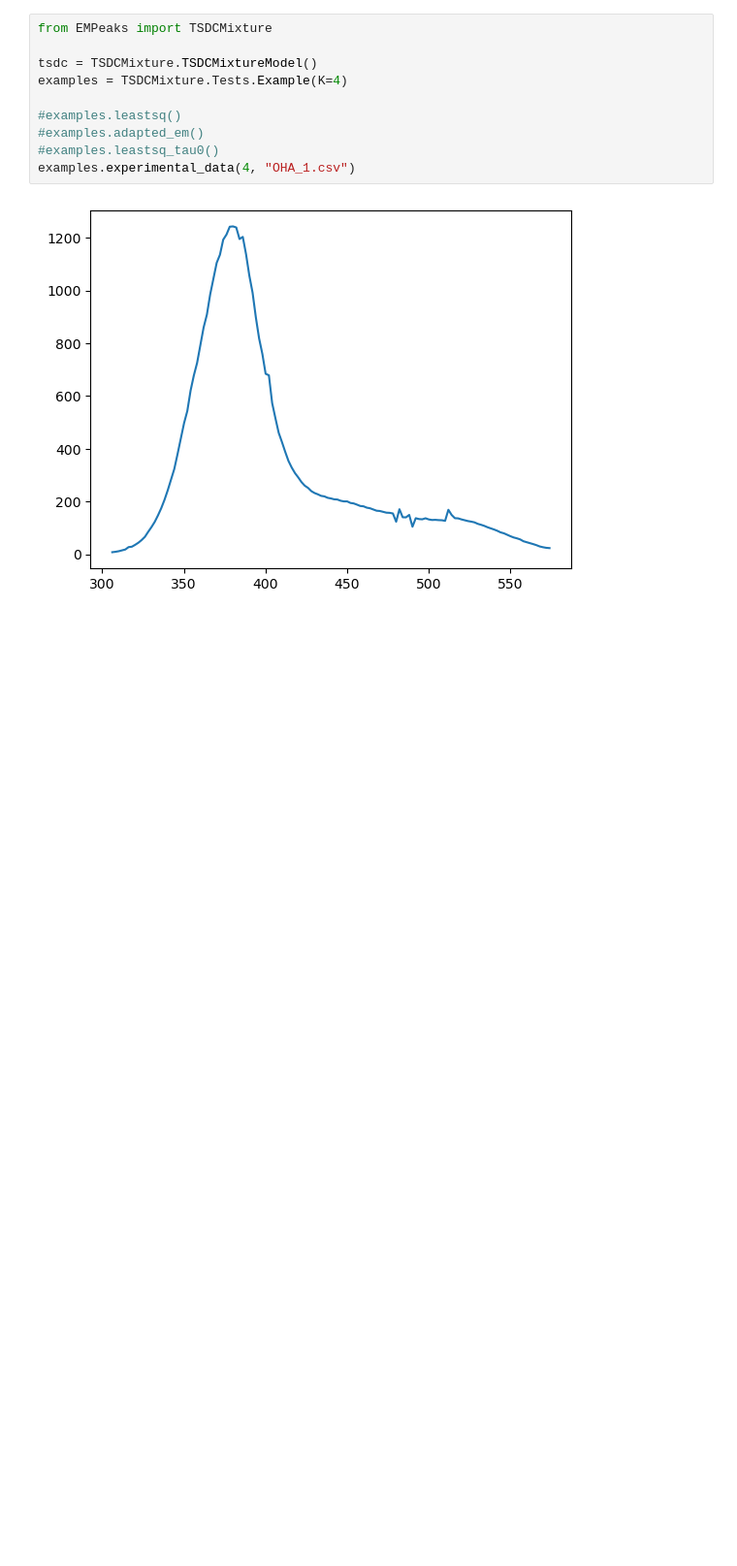
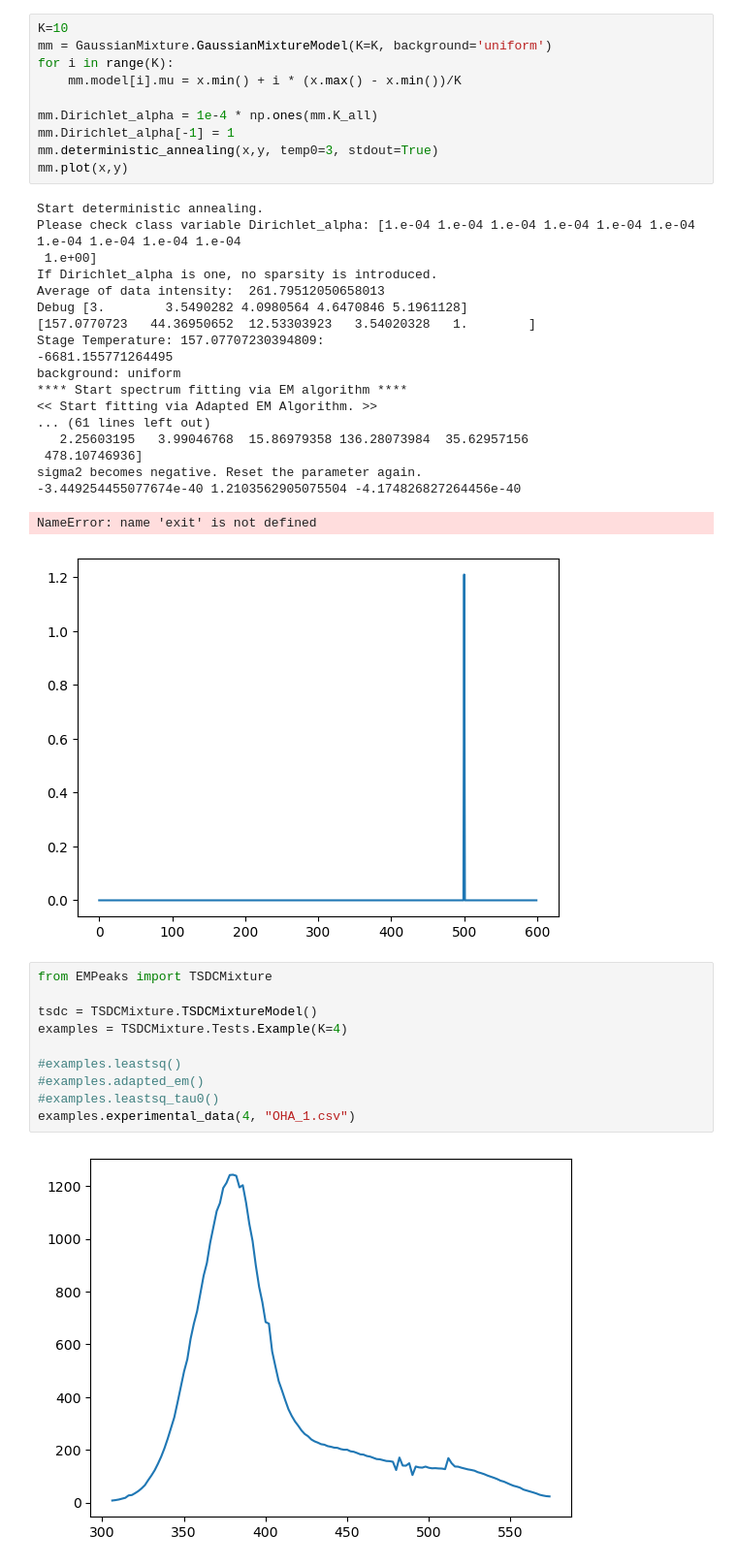
Before and after one commit to yasunobu-ando/EMPeaks, a Jupyter notebook: tsdc_test.ipynb, the cells around one changed output. Shown at 97% size. Drawn from its saved outputs; the diff is of its cells as text; blank space fills up the shorter version.

Commit message:
Deterministic Annealing
On going problem in EMCore, m_step.

```diff
--- a/tsdc_test.ipynb
+++ b/tsdc_test.ipynb
@@ -4,3 +21,33 @@
+# %%
+K=10
+mm = GaussianMixture.GaussianMixtureModel(K=K, background='uniform')
+for i in range(K):
+    mm.model[i].mu = x.min() + i * (x.max() - x.min())/K
+
+mm.Dirichlet_alpha = 1e-4 * np.ones(mm.K_all)
+mm.Dirichlet_alpha[-1] = 1
+mm.deterministic_annealing(x,y, temp0=3, stdout=True)
+mm.plot(x,y)
+# %% [output]
+Start deterministic annealing.
+Please check class variable Dirichlet_alpha: [1.e-04 1.e-04 1.e-04 1.e-04 1.e-04 1.e-04 1.e-04 1.e-04 1.e-04 1.e-04
+ 1.e+00]
+If Dirichlet_alpha is one, no sparsity is introduced.
+Average of data intensity:  261.79512050658013
+Debug [3.        3.5490282 4.0980564 4.6470846 5.1961128]
+[157.0770723   44.36950652  12.53303923   3.54020328   1.        ]
+Stage Temperature: 157.07707230394809:
+-6681.155771264495
+background: uniform
+**** Start spectrum fitting via EM algorithm ****
+<< Start fitting via Adapted EM Algorithm. >>
+... (61 lines left out)
+   2.25603195   3.99046768  15.86979358 136.28073984  35.62957156
+ 478.10746936]
+sigma2 becomes negative. Reset the parameter again.
+-3.449254455077674e-40 1.2103562905075504 -4.174826827264456e-40
+NameError: name 'exit' is not defined
+[figure, added]
 # %%
 from EMPeaks import TSDCMixture
 
```
Also changed, not shown: parts of 2 cells of this notebook, 2 other files.
